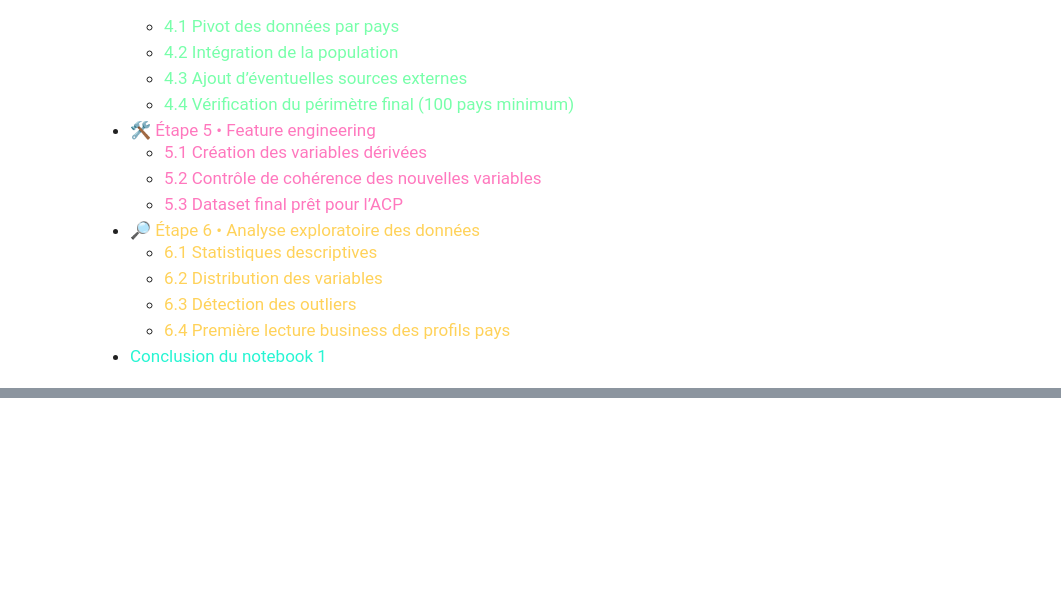
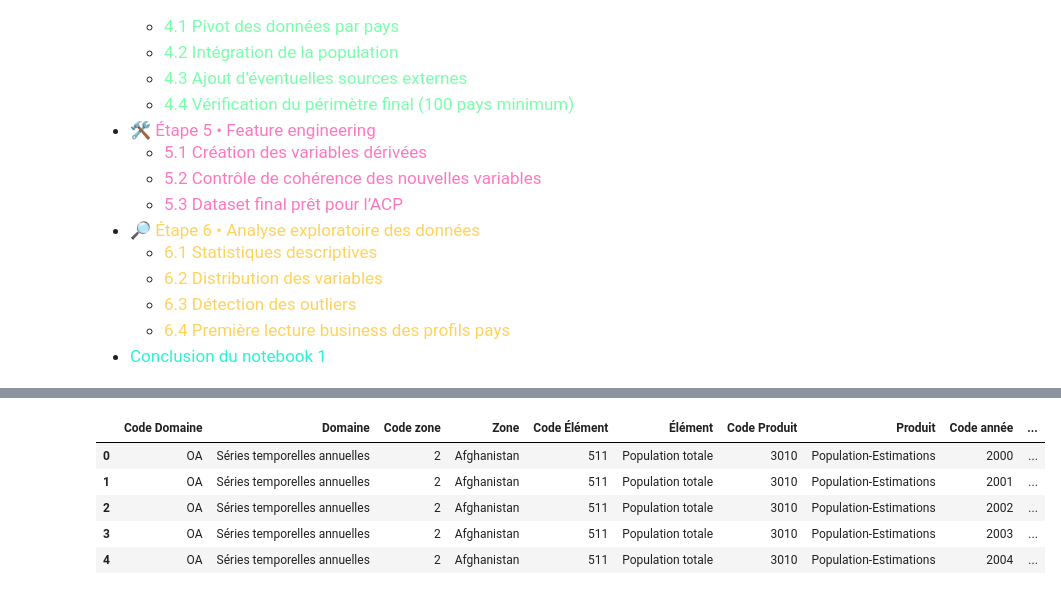
Before and after one commit to Stephane-OC/la-poule-qui-chante-market-study, a Jupyter notebook: preparation_nettoyage_EDA.ipynb, the cells around one changed output, grey strips where cells are left out. Cells and saved outputs as stored; diff of their text form; code cells hidden in the pictures; blank space fills up the shorter version.

```diff
--- a/preparation_nettoyage_EDA.ipynb
+++ b/preparation_nettoyage_EDA.ipynb
@@ -262,0 +320,11 @@ Le dataset produit ici sera ensuite utilisé dans un second notebook dédié à
+# %%
+# Aperçu des premières lignes du fichier population
+
+population.head()
+# %% [output]
+|  | Code Domaine | Domaine | Code zone | Zone | Code Élément | Élément | Code Produit | Produit | Code année | ... |
+| 0 | OA | Séries temporelles annuelles | 2 | Afghanistan | 511 | Population totale | 3010 | Population-Estimations | 2000 | ... |
+| 1 | OA | Séries temporelles annuelles | 2 | Afghanistan | 511 | Population totale | 3010 | Population-Estimations | 2001 | ... |
+| 2 | OA | Séries temporelles annuelles | 2 | Afghanistan | 511 | Population totale | 3010 | Population-Estimations | 2002 | ... |
+| 3 | OA | Séries temporelles annuelles | 2 | Afghanistan | 511 | Population totale | 3010 | Population-Estimations | 2003 | ... |
+| 4 | OA | Séries temporelles annuelles | 2 | Afghanistan | 511 | Population totale | 3010 | Population-Estimations | 2004 | ... |
```
Also changed, not shown: parts of 59 cells of this notebook, 1 other file.
